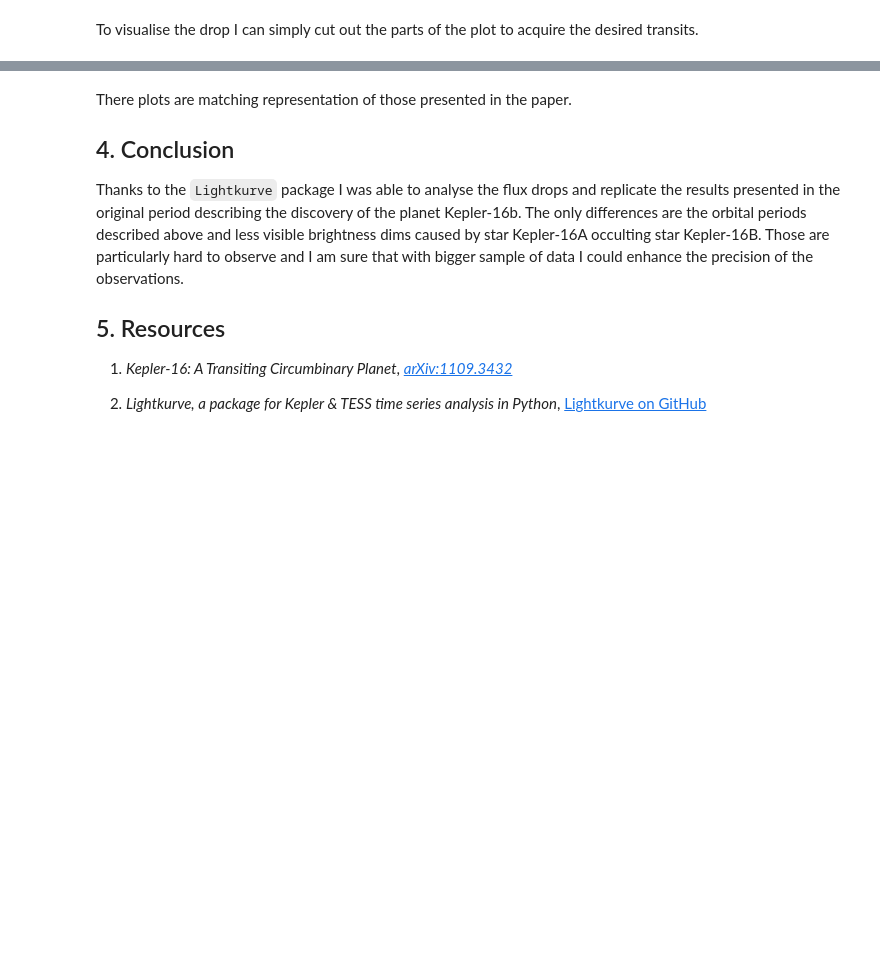
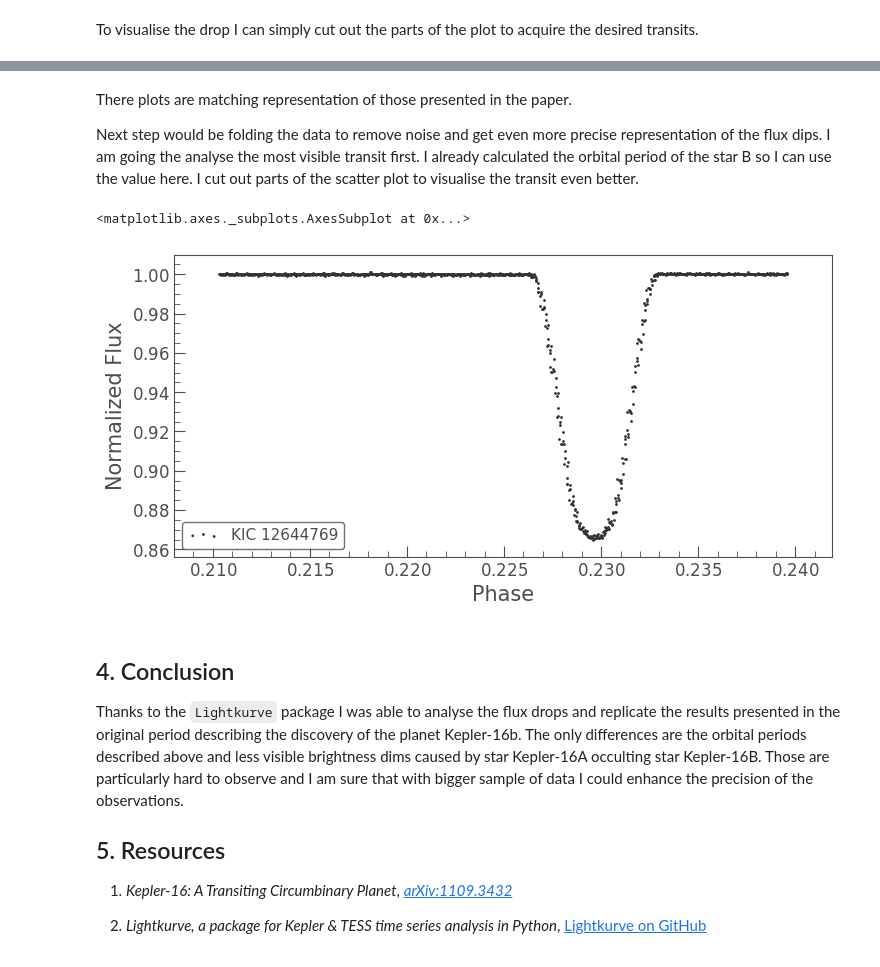
Before and after one commit to ctom2/kepler-analysis, a Jupyter notebook: Kepler-16_analysis.ipynb, the cells around one changed output, grey strips where cells are left out. Saved outputs shown, nothing was run; the diff lists cells and outputs as text; code cells hidden in the pictures; blank space fills up the shorter version.

```diff
--- a/Kepler-16_analysis.ipynb
+++ b/Kepler-16_analysis.ipynb
@@ -353,6 +362,14 @@ plt.show()
+# %% [markdown]
+There plots are matching representation of those presented in the paper.
+
+Next step would be folding the data to remove noise and get even more precise representation of the flux dips. I am going the analyse the most visible transit first. I already calculated the orbital period of the star B so I can use the value here. I cut out parts of the scatter plot to visualise the transit even better.
+# %%
+tmp_lc = lc.fold(41.077)[23000:24000]
+tmp_lc.scatter()
+# %% [output]
+<matplotlib.axes._subplots.AxesSubplot at 0x...>
+[figure, added]
 # %% [markdown]
-There plots are matching representation of those presented in the paper.
-
 ## 4. Conclusion
 
 Thanks to the `Lightkurve` package I was able to analyse the flux drops and replicate the results presented in the original period describing the discovery of the planet Kepler-16b. The only differences are the orbital periods described above and less visible brightness dims caused by star Kepler-16A occulting star Kepler-16B. Those are particularly hard to observe and I am sure that with bigger sample of data I could enhance the precision of the observations.
```
Also changed, not shown: parts of 4 cells of this notebook.
